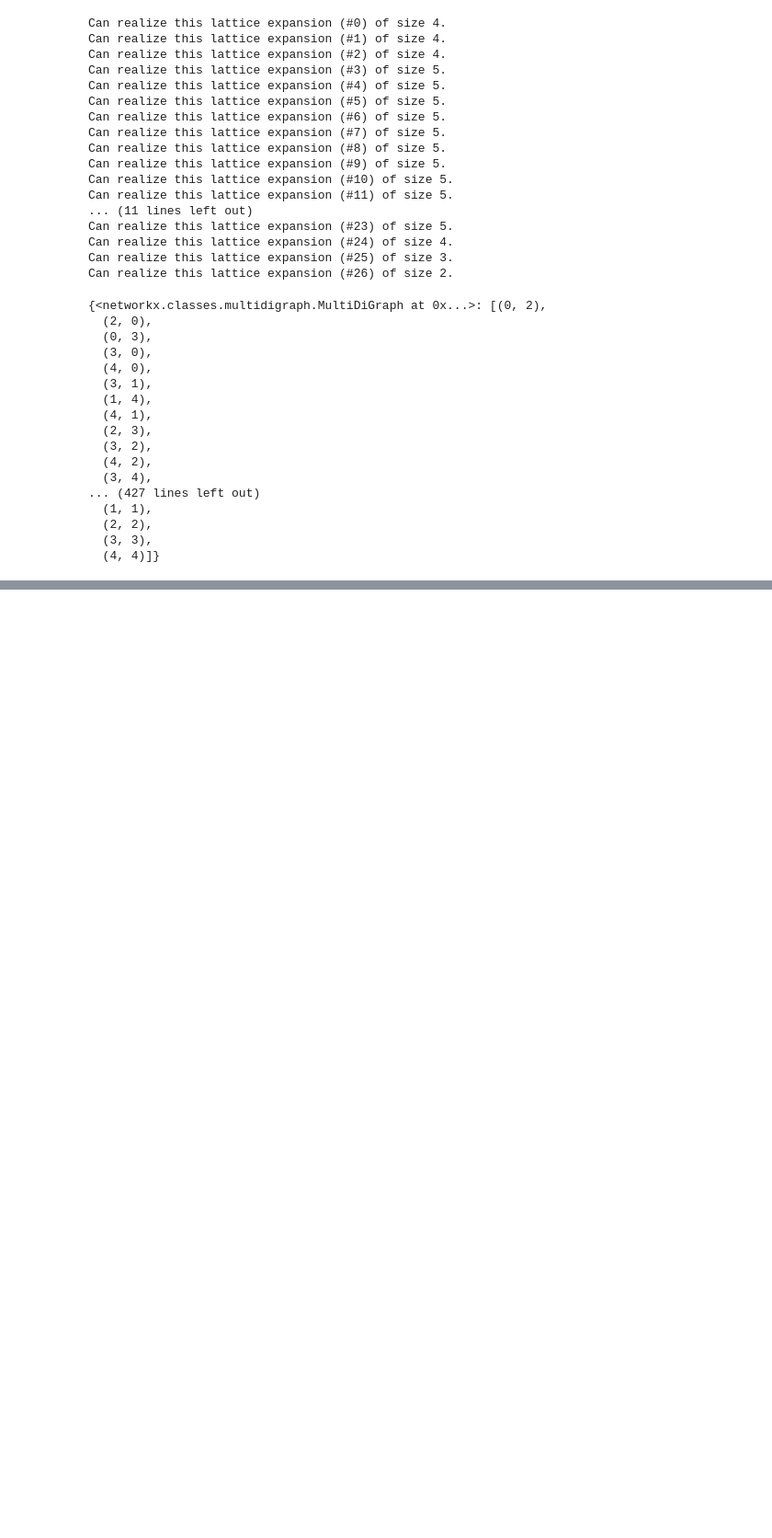
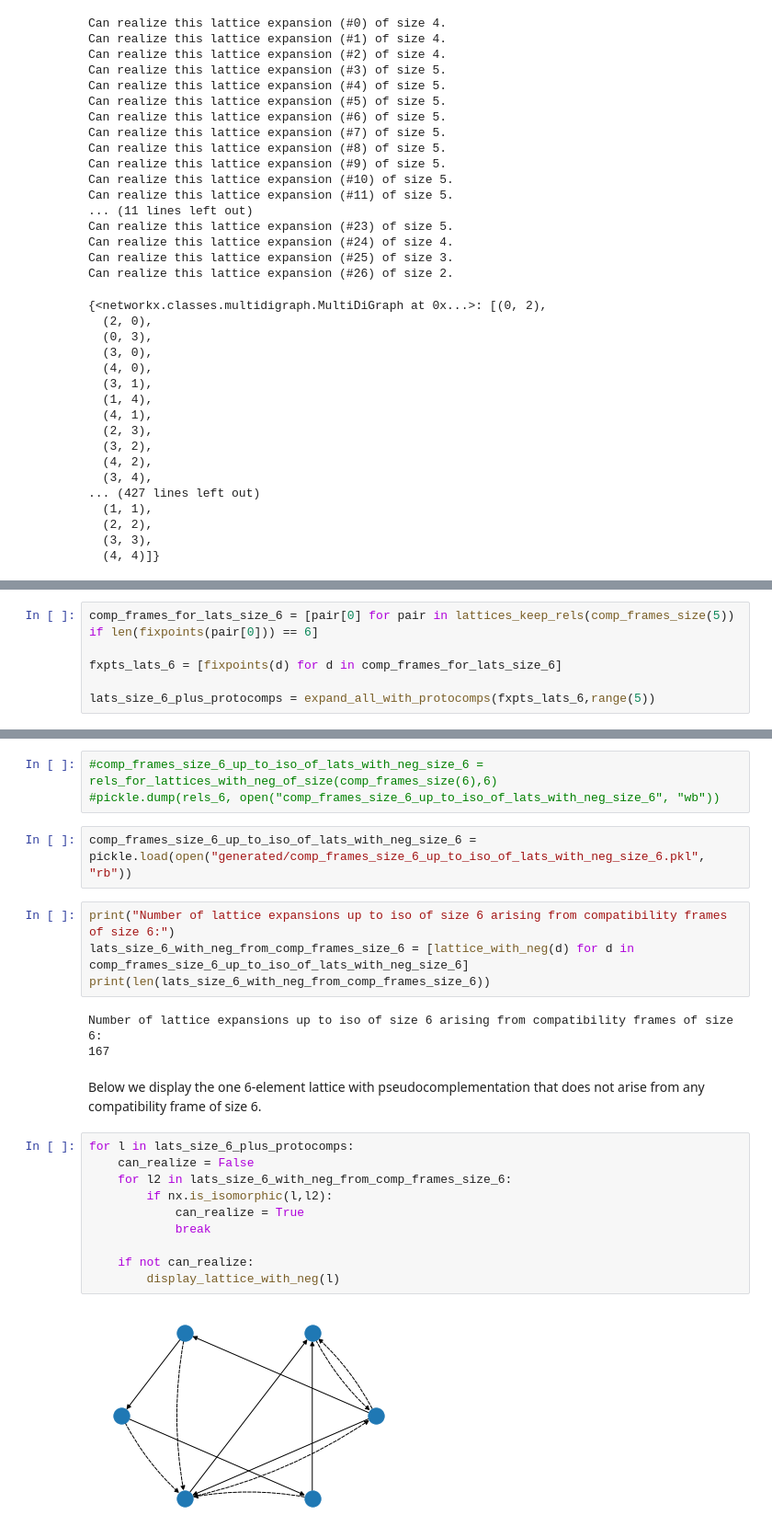
Before and after one commit to wesholliday/compat-frames, a Jupyter notebook: compat-frames.ipynb, the cells around one changed output, grey strips where cells are left out. Shown at 92% size. Drawn from its saved outputs; the diff is of its cells as text; blank space fills up the shorter version.

```diff
--- a/compat-frames.ipynb
+++ b/compat-frames.ipynb
@@ -1909,0 +1914,6 @@ Can realize this lattice expansion (#26) of size 2.
+# %%
+comp_frames_for_lats_size_6 = [pair[0] for pair in lattices_keep_rels(comp_frames_size(5)) if len(fixpoints(pair[0])) == 6]
+
+fxpts_lats_6 = [fixpoints(d) for d in comp_frames_for_lats_size_6]
+
+lats_size_6_plus_protocomps = expand_all_with_protocomps(fxpts_lats_6,range(5))
@@ -1909,0 +1950,26 @@ Can realize this lattice expansion (#26) of size 2.
+# %%
+#comp_frames_size_6_up_to_iso_of_lats_with_neg_size_6 = rels_for_lattices_with_neg_of_size(comp_frames_size(6),6)
+#pickle.dump(rels_6, open("comp_frames_size_6_up_to_iso_of_lats_with_neg_size_6", "wb"))
+# %%
+comp_frames_size_6_up_to_iso_of_lats_with_neg_size_6 = pickle.load(open("generated/comp_frames_size_6_up_to_iso_of_lats_with_neg_size_6.pkl", "rb"))
+# %%
+print("Number of lattice expansions up to iso of size 6 arising from compatibility frames of size 6:")
+lats_size_6_with_neg_from_comp_frames_size_6 = [lattice_with_neg(d) for d in comp_frames_size_6_up_to_iso_of_lats_with_neg_size_6]
+print(len(lats_size_6_with_neg_from_comp_frames_size_6))
+# %% [output]
+Number of lattice expansions up to iso of size 6 arising from compatibility frames of size 6:
+167
+# %% [markdown]
+Below we display the one 6-element lattice with pseudocomplementation that does not arise from any compatibility frame of size 6.
+# %%
+for l in lats_size_6_plus_protocomps:
+    can_realize = False
+    for l2 in lats_size_6_with_neg_from_comp_frames_size_6:
+        if nx.is_isomorphic(l,l2):
+            can_realize = True
+            break
+
+    if not can_realize:
+        display_lattice_with_neg(l)
+# %% [output]
+[figure, added]
```
Also changed, not shown: parts of 22 cells of this notebook, 1 other file.
